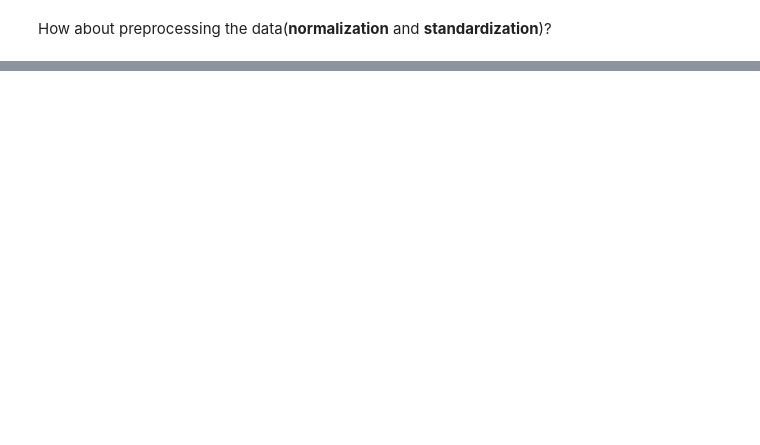
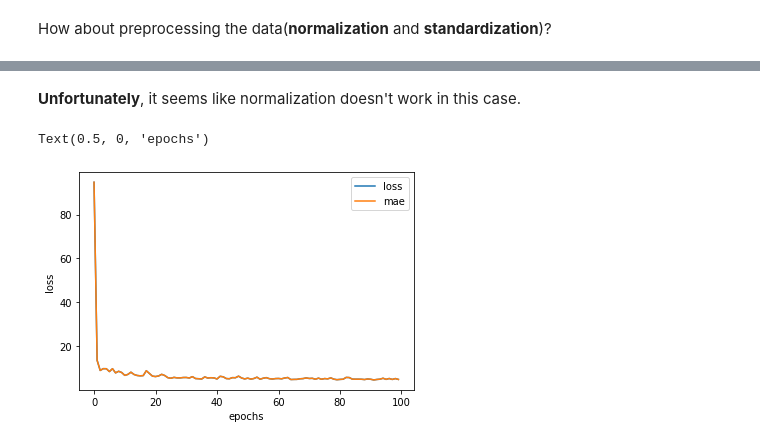
Before and after one commit to LiTaokui/TensorFlow-EXAMPLE, a Jupyter notebook: Example01.ipynb, the cells around one changed output, grey strips where cells are left out. Cells and saved outputs as stored; diff of their text form; code cells hidden in the pictures; blank space fills up the shorter version.

```diff
--- a/Example01.ipynb
+++ b/Example01.ipynb
@@ -271,0 +374,19 @@ How about preprocessing the data(**normalization** and **standardization**)?
+# %%
+# create a column transformer
+ct = make_column_transformer(
+    (MinMaxScaler(),["cement", "slag", "ash", "water", "superplastic", "coarseagg", "fineagg", "age"]),
+)
+
+# create X and y values
+X = concrete.drop("strength",axis=1)
+y = concrete["strength"]
+
+# build our train and sets
+X_train, X_test, y_train, y_test = train_test_split(X, y, test_size=0.2, random_state=42)
+
+# fit the colum train and test sets
+ct.fit(X_train)
+
+# transform training and testing data with normalization and OneHotEncoder
+X_train_normal = ct.transform(X_train)
+X_test_normal = ct.transform(X_test)
@@ -271,0 +399,18 @@ How about preprocessing the data(**normalization** and **standardization**)?
+# %%
+# build a neural network to fit our normalized data
+tf.random.set_seed(42)
+
+# 1. create the model
+concrete_model_5 = tf.keras.Sequential([
+ tf.keras.layers.Dense(100, activation=('ReLU')),
+ tf.keras.layers.Dense(10),
+ tf.keras.layers.Dense(1)
+])
+
+# 2. compile the data
+concrete_model_5.compile(loss=tf.keras.losses.mae,
+             optimizer=tf.keras.optimizers.Adam(lr=0.01),
+             metrics=["mae"])
+
+# 3. fit the model
+history_2 = concrete_model_5.fit(X_train, y_train, epochs=100)
@@ -271,0 +441,10 @@ How about preprocessing the data(**normalization** and **standardization**)?
+# %% [markdown]
+**Unfortunately**, it seems like normalization doesn't work in this case.
+# %%
+# plot history
+pd.DataFrame(history_2.history).plot()
+plt.ylabel("loss")
+plt.xlabel("epochs")
+# %% [output]
+Text(0.5, 0, 'epochs')
+[figure, added]
```
Also changed, not shown: parts of 14 cells of this notebook.
